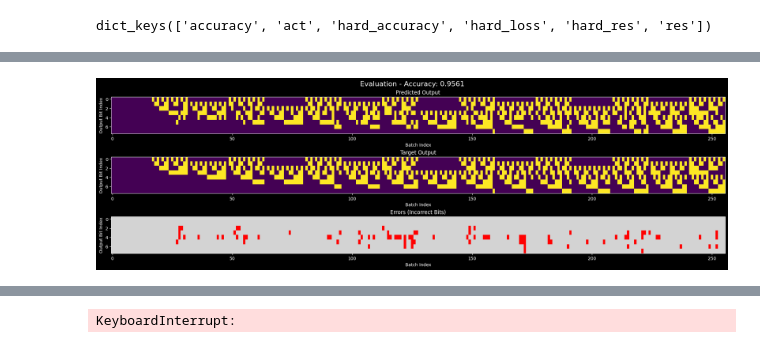
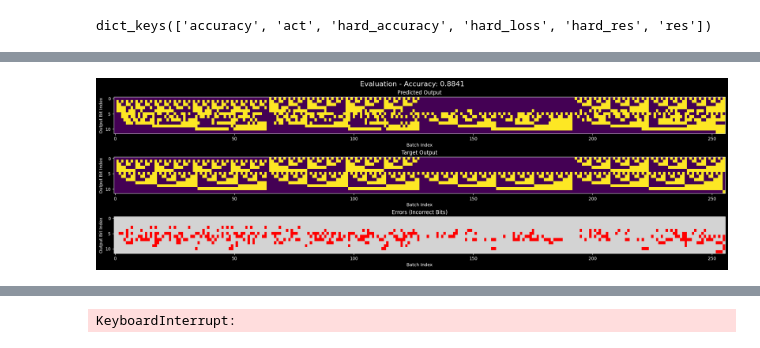
Before and after one commit to GabrielBena/boolean_nca_cc, a Jupyter notebook: random_boolean_nets.ipynb, the cells around one changed output, grey strips where cells are left out. Drawn from its saved outputs; the diff is of its cells as text; code cells hidden in the pictures.

```diff
--- a/random_boolean_nets.ipynb
+++ b/random_boolean_nets.ipynb
@@ -143,7 +143,7 @@ mid_point = x.shape[0] // 2
 # plot_data = lambda x: np.concatenate([x[:128], x[-128:]], axis=0).T
 # plot_data = lambda x: x.T
 if x.shape[0] >= 256:
-    plot_data = lambda x: x[min(mid_point - 128, 0) : max(mid_point + 128, x.shape[0])].T
+    plot_data = lambda x: x[max(mid_point - 128, 0) : min(mid_point + 128, x.shape[0])].T
 else:
     plot_data = lambda x: x.T
 
@@ -378,6 +380,7 @@ bp_results = {
     "test_aux_log": test_aux_log_bp,
 }
 # %%
-metrics = evaluate_and_visualize(state.params, wires, x, y0, hard=True)
+metrics = evaluate_and_visualize(state.params, wires, plot_data(x).T, plot_data(y0).T, hard=True)
+# metrics = evaluate_and_visualize(state.params, wires, x, y0, hard=True)
 # %% [output]
-[figure, old version]
+[figure, new version]
```
Also changed, not shown: parts of 13 cells of this notebook, 3 other files.
